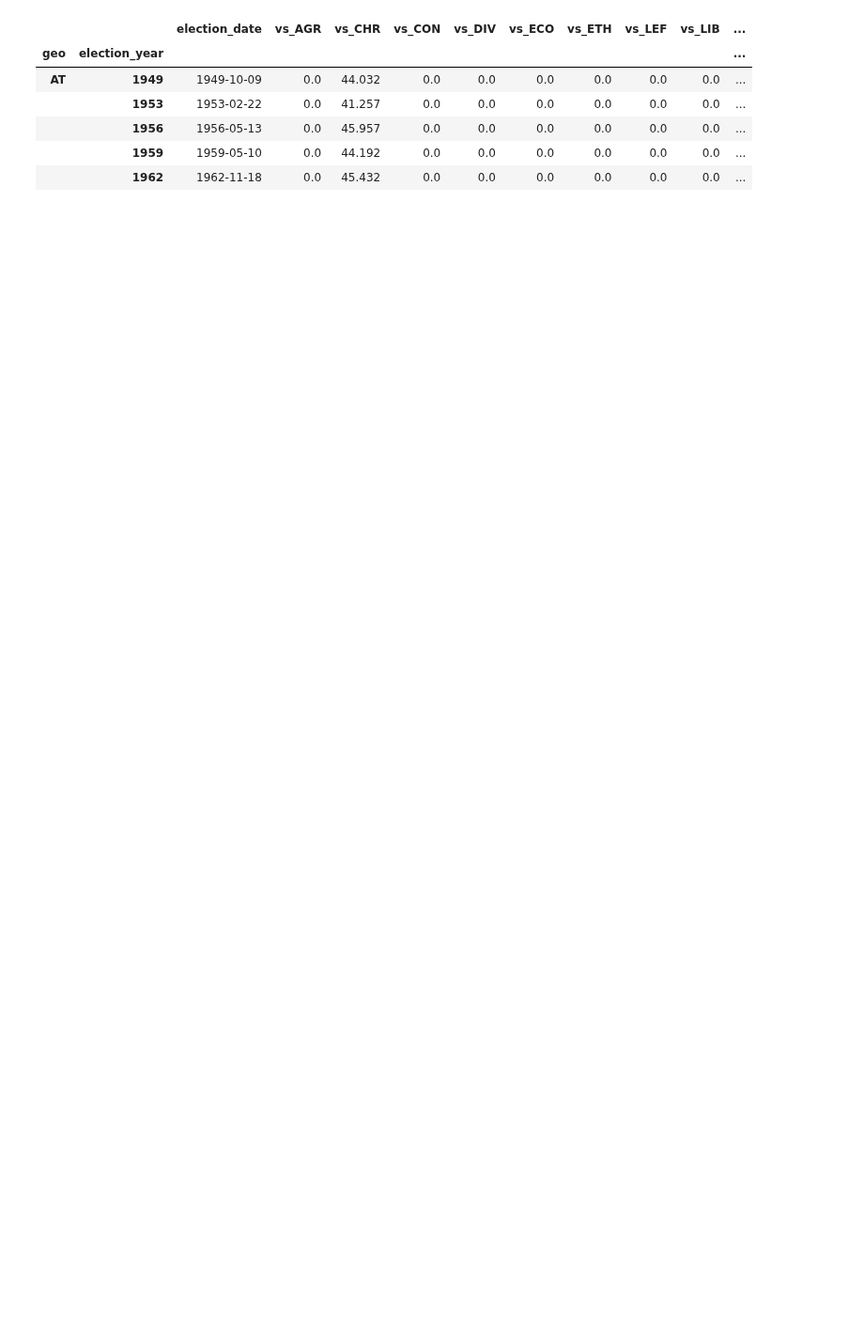
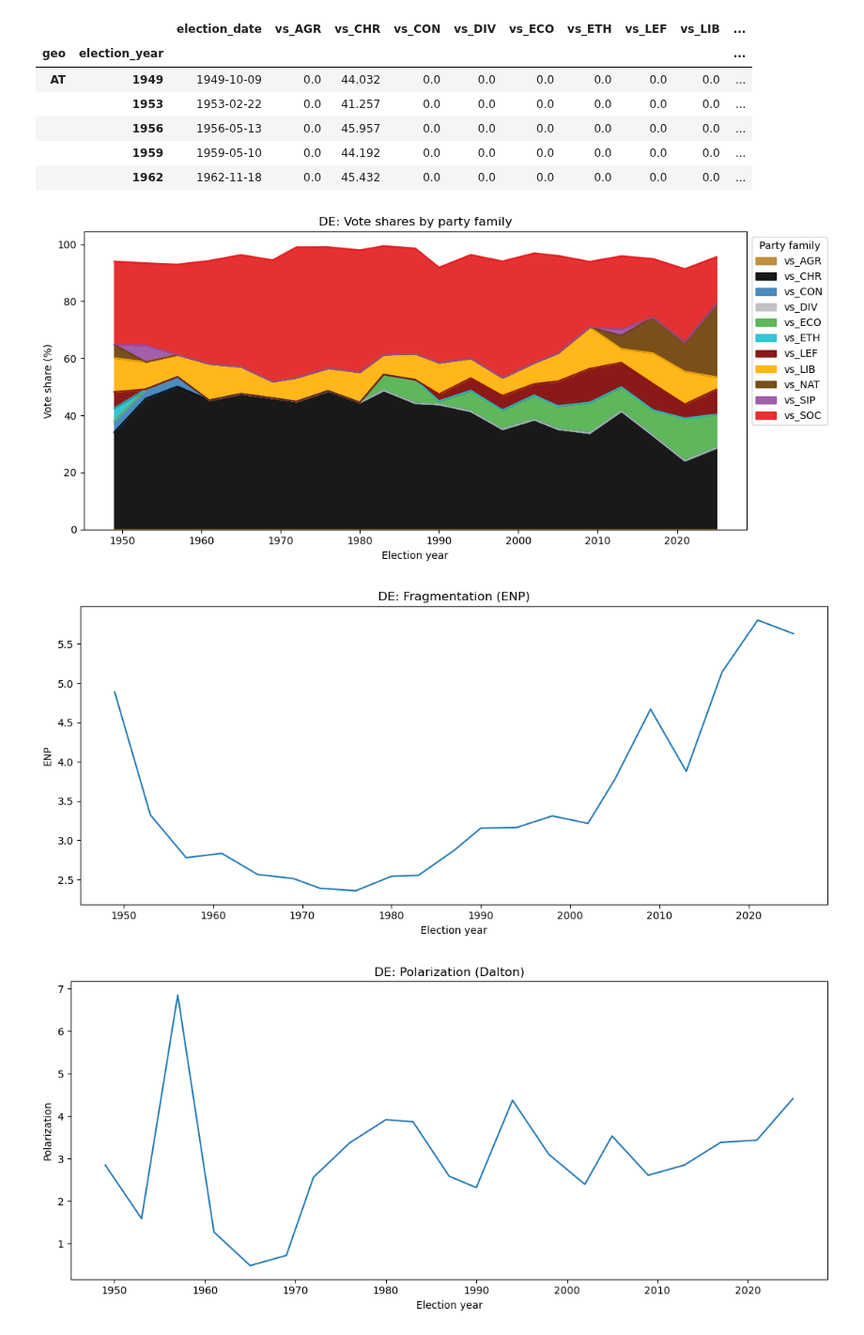
Before and after one commit to StefanSick/exdex_project, a Jupyter notebook: src/preprocessing.ipynb, the cells around one changed output. Shown at 94% size. Drawn from its saved outputs; the diff is of its cells as text; code cells hidden in the pictures; blank space fills up the shorter version.

Commit message:
added time series visualization for geo x election

```diff
--- a/src/preprocessing.ipynb
+++ b/src/preprocessing.ipynb
@@ -417,5 +418,12 @@ merged_df.head(100)
 # %%
 def election_df(df):
+    """
+    for each country x election, computes:
+        vote shares by party family,
+        the effective number of parties (ENP)
+        and Dalton polarization index.
+    """
+
     d = df.reset_index()[["geo","election_date","party_code","parfam_code","vote_share_percent","right_left_position"]].copy()
 
     # one row per party per election
@@ -423,7 +431,6 @@ def election_df(df):
            .groupby(["geo","election_date","party_code"], as_index=False)
            .agg(voteshare=("vote_share_percent","first"), parfam=("parfam_code","first"), lr_score=("right_left_position","first")))
 
-    # vote share proportion
     d["vote share proportion"] = d["voteshare"] / 100.0
 
     # vote shares by party family
@@ -457,3 +464,56 @@ elections.head()
 |  | 1956 | 1956-05-13 | 0.0 | 45.957 | 0.0 | 0.0 | 0.0 | 0.0 | 0.0 | 0.0 | ... |
 |  | 1959 | 1959-05-10 | 0.0 | 44.192 | 0.0 | 0.0 | 0.0 | 0.0 | 0.0 | 0.0 | ... |
 |  | 1962 | 1962-11-18 | 0.0 | 45.432 | 0.0 | 0.0 | 0.0 | 0.0 | 0.0 | 0.0 | ... |
+# %%
+def plot_election_timeseries(countries, elections_df):
+    """
+    for each country, plots:
+        stacked area time series of party-family vote shares,
+        time series of fragmentation index and polarization index.
+    """
+
+    countries = [c for c in countries if c in elections.index.get_level_values(0)]
+    fam = [c for c in elections_df.columns if c.startswith("vs_")]
+
+    for geo in countries:
+        d = elections_df.loc[geo].sort_index()
+
+        ax = d[fam].plot.area(stacked=True, figsize=(11,5), alpha=.9, color = FAMILY_COLORS, title=f"{geo}: Vote shares by party family")
+        ax.set(xlabel="Election year", ylabel="Vote share (%)")
+        ax.legend(loc="upper left", bbox_to_anchor=(1,1), title="Party family")
+        plt.tight_layout()
+        plt.show()
+
+        ax = d["fragmentation_enp"].plot(figsize=(11,5), title=f"{geo}: Fragmentation (ENP)")
+        ax.set(xlabel="Election year", ylabel="ENP")
+        plt.tight_layout()
+        plt.show()
+
+        ax = d["polarization_dalton"].plot(figsize=(11,5), title=f"{geo}: Polarization (Dalton)")
+        ax.set(xlabel="Election year", ylabel="Polarization")
+        plt.tight_layout()
+        plt.show()
+
+FAMILY_COLORS = {
+    "vs_SOC": "#e41a1c",   # Social democratic parties
+    "vs_LEF": "#7f0000",   # Socialist or other left parties
+    "vs_ECO": "#4daf4a",   # Ecological parties
+    "vs_LIB": "#ffb000",   # Liberal parties
+    "vs_CHR": "#000000",   # Christian democratic parties
+    "vs_CON": "#377eb8",   # Conservative parties
+    "vs_NAT": "#6a3c03",   # Nationalist and radical right parties
+    "vs_AGR": "#b68528",   # Agrarian parties
+    "vs_ETH": "#1fbfcf",   # Ethnic and regional parties
+    "vs_SIP": "#984ea3",   # Special issue parties
+    "vs_DIV": "#bdbdbd"    # Electoral alliances
+}
+
+select_country = ["DE"]
+all_countries = sorted(eu_country_abbreviations.values())
+
+# provide all countries or selected countries
+plot_election_timeseries(select_country, elections)
+# %% [output]
+[figure, added]
+[figure, added]
+[figure, added]
```
Also changed, not shown: parts of 3 cells of this notebook.
